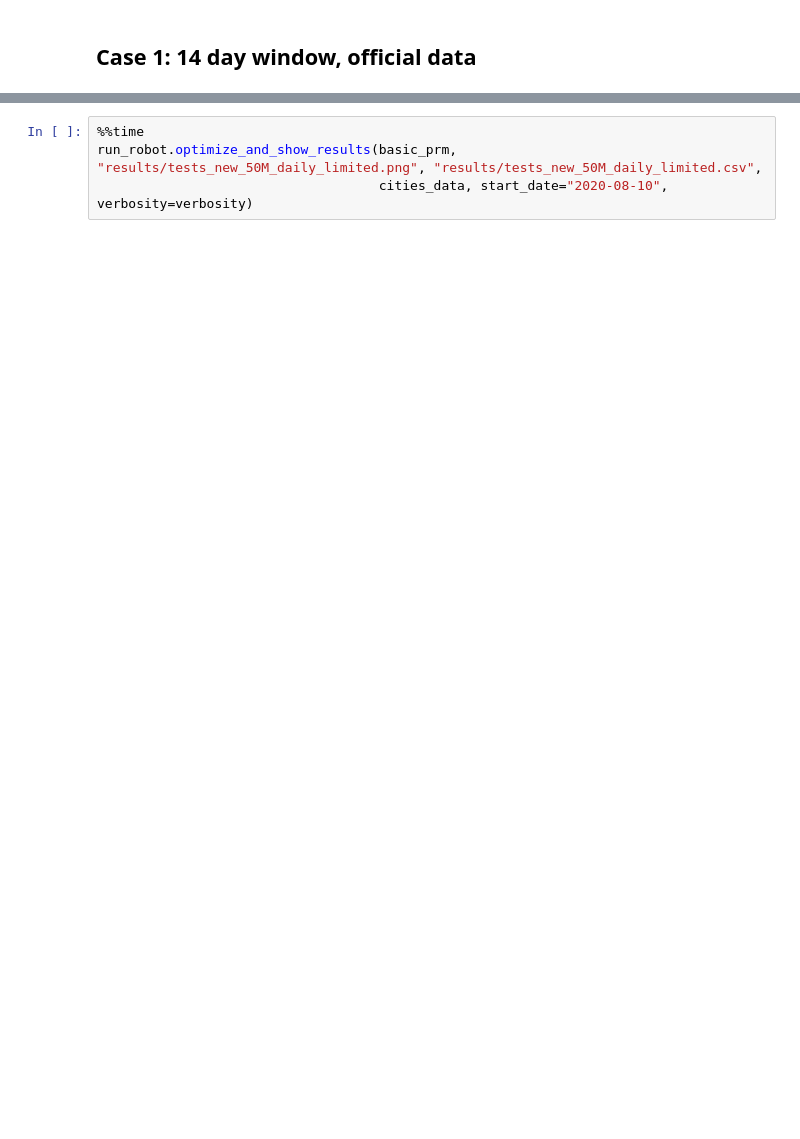
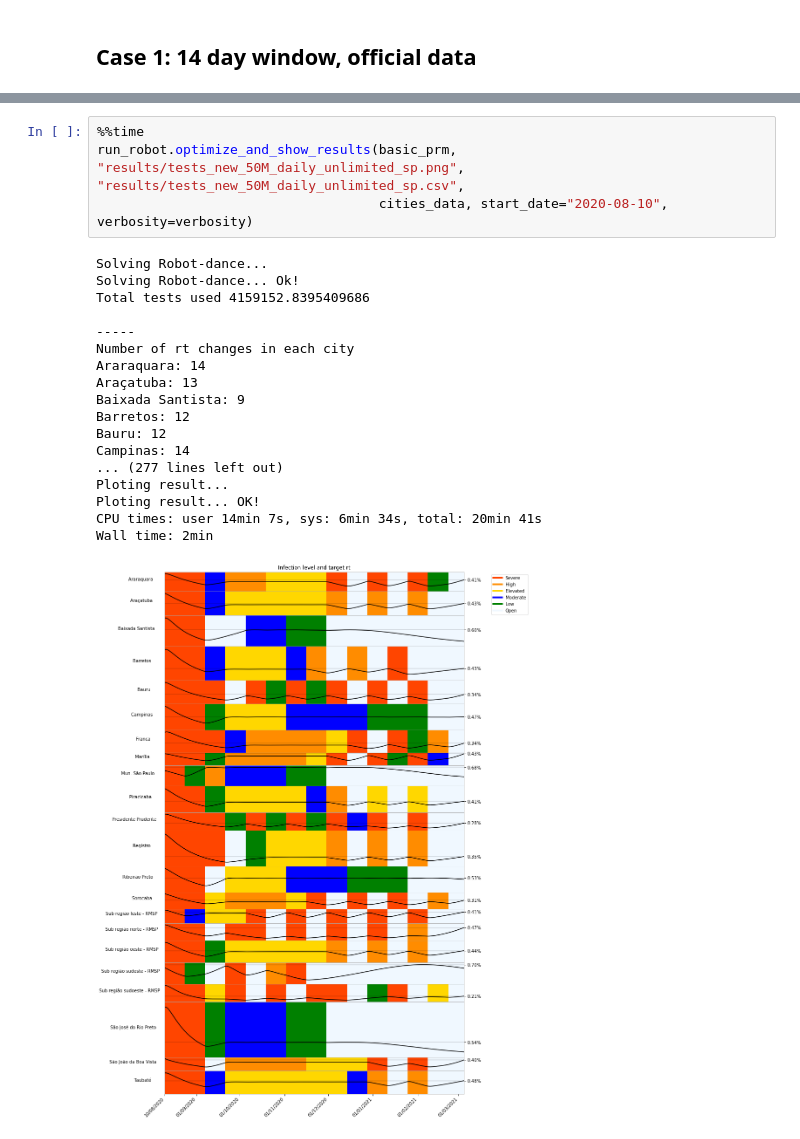
Before and after one commit to pjssilva/Robot-dance, a Jupyter notebook: test_control_test.ipynb, the cells around one changed output, grey strips where cells are left out. Cells and saved outputs as stored; diff of their text form; blank space fills up the shorter version.

```diff
--- a/test_control_test.ipynb
+++ b/test_control_test.ipynb
@@ -49,4 +125,23 @@ run_robot.prepare_optimization(basic_prm, cities_data, M, target, hammer_data, f
 # %%
 %%time
-run_robot.optimize_and_show_results(basic_prm, "results/tests_new_50M_daily_limited.png", "results/tests_new_50M_daily_limited.csv",
+run_robot.optimize_and_show_results(basic_prm, "results/tests_new_50M_daily_unlimited_sp.png", "results/tests_new_50M_daily_unlimited_sp.csv",
                                     cities_data, start_date="2020-08-10", verbosity=verbosity)
+# %% [output]
+Solving Robot-dance...
+Solving Robot-dance... Ok!
+Total tests used 4159152.8395409686
+
+-----
+Number of rt changes in each city
+Araraquara: 14
+Araçatuba: 13
+Baixada Santista: 9
+Barretos: 12
+Bauru: 12
+Campinas: 14
+... (277 lines left out)
+Ploting result...
+Ploting result... OK!
+CPU times: user 14min 7s, sys: 6min 34s, total: 20min 41s
+Wall time: 2min
+[figure, added]
```
Also changed, not shown: parts of 5 cells of this notebook, 1 other file.
